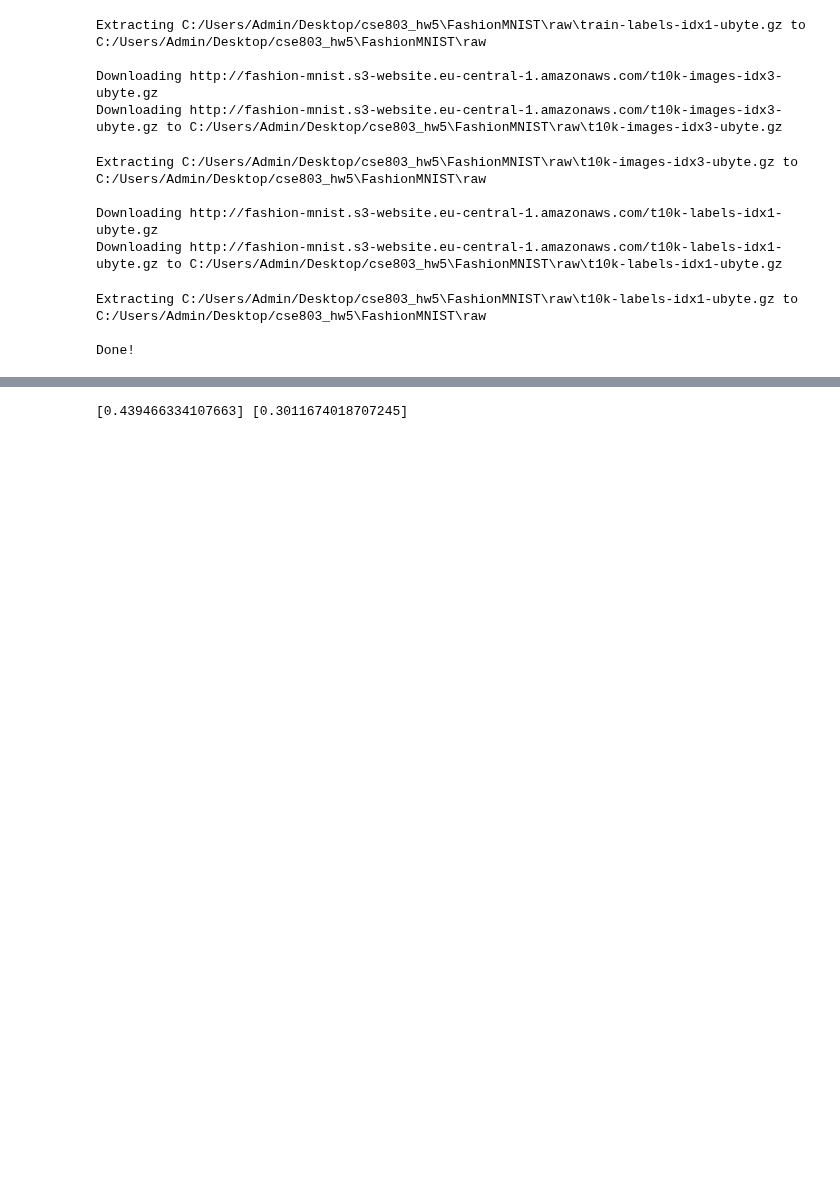
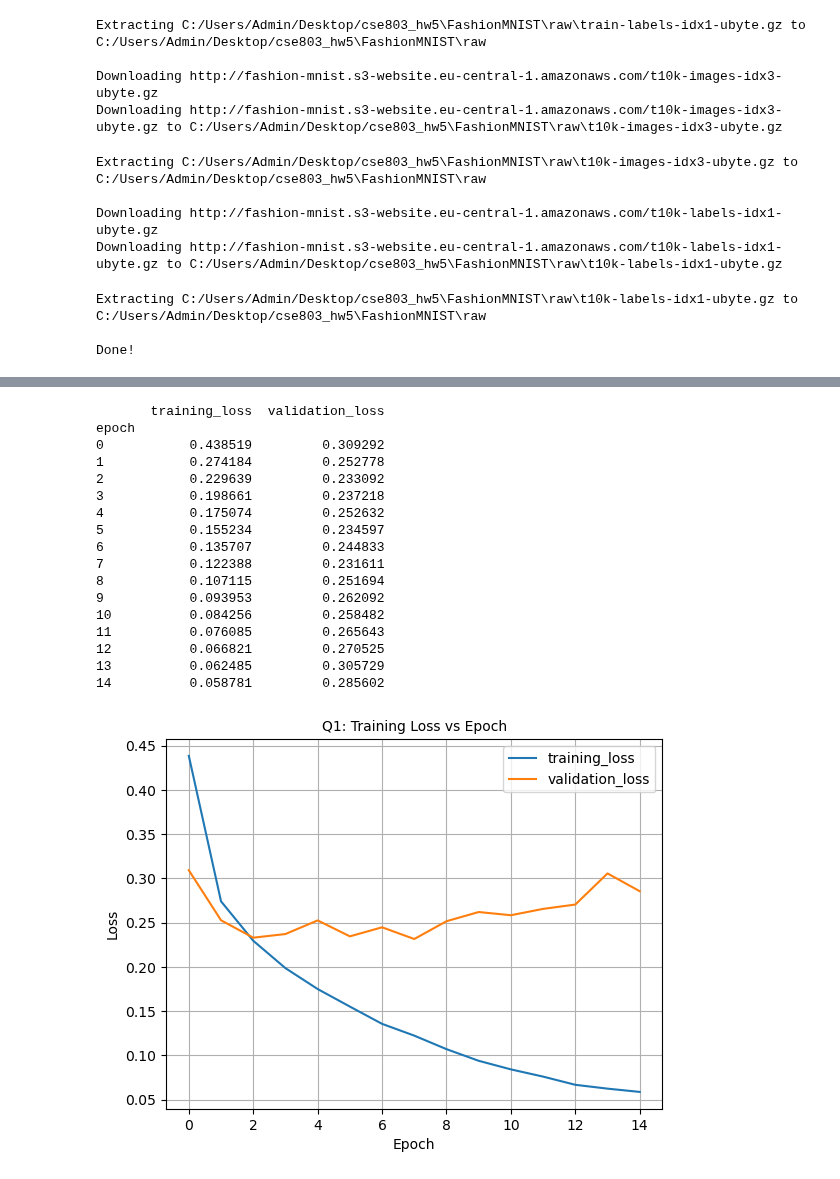
Before and after one commit to Javen-W/CSE803-Computer-Vision, a Jupyter notebook: HW5/HW5_Q1.ipynb, the cells around one changed output, grey strips where cells are left out. Saved outputs shown, nothing was run; the diff lists cells and outputs as text; code cells hidden in the pictures; blank space fills up the shorter version.

```diff
--- a/HW5/HW5_Q1.ipynb
+++ b/HW5/HW5_Q1.ipynb
@@ -221,7 +240,42 @@ Start training...
 # %%
 """
 Analyze training & evaluation results.
 """
-print(train_losses, val_losses)
+results = []
+for i, (t_loss, v_loss) in enumerate(zip(train_losses, val_losses)):
+    results.append({
+        'epoch': i,
+        'training_loss': t_loss,
+        'validation_loss': v_loss,
+    })
+
+results_df = pd.DataFrame.from_records(results).set_index('epoch')
+print(results_df)
+
+# plot figure
+results_df.plot(
+    xlabel="Epoch",
+    ylabel="Loss",
+    grid=True,
+)
+plt.title("Q1: Training Loss vs Epoch", fontsize=10)
+plt.savefig(f"./figures/{"q1_losses"}.png")
 # %% [output]
-[0.439466334107663] [0.3011674018707245]
+       training_loss  validation_loss
+epoch
+0           0.438519         0.309292
+1           0.274184         0.252778
+2           0.229639         0.233092
+3           0.198661         0.237218
+4           0.175074         0.252632
+5           0.155234         0.234597
+6           0.135707         0.244833
+7           0.122388         0.231611
+8           0.107115         0.251694
+9           0.093953         0.262092
+10          0.084256         0.258482
+11          0.076085         0.265643
+12          0.066821         0.270525
+13          0.062485         0.305729
+14          0.058781         0.285602
+[figure, added]
```
Also changed, not shown: parts of 4 cells of this notebook, 1 other file.
